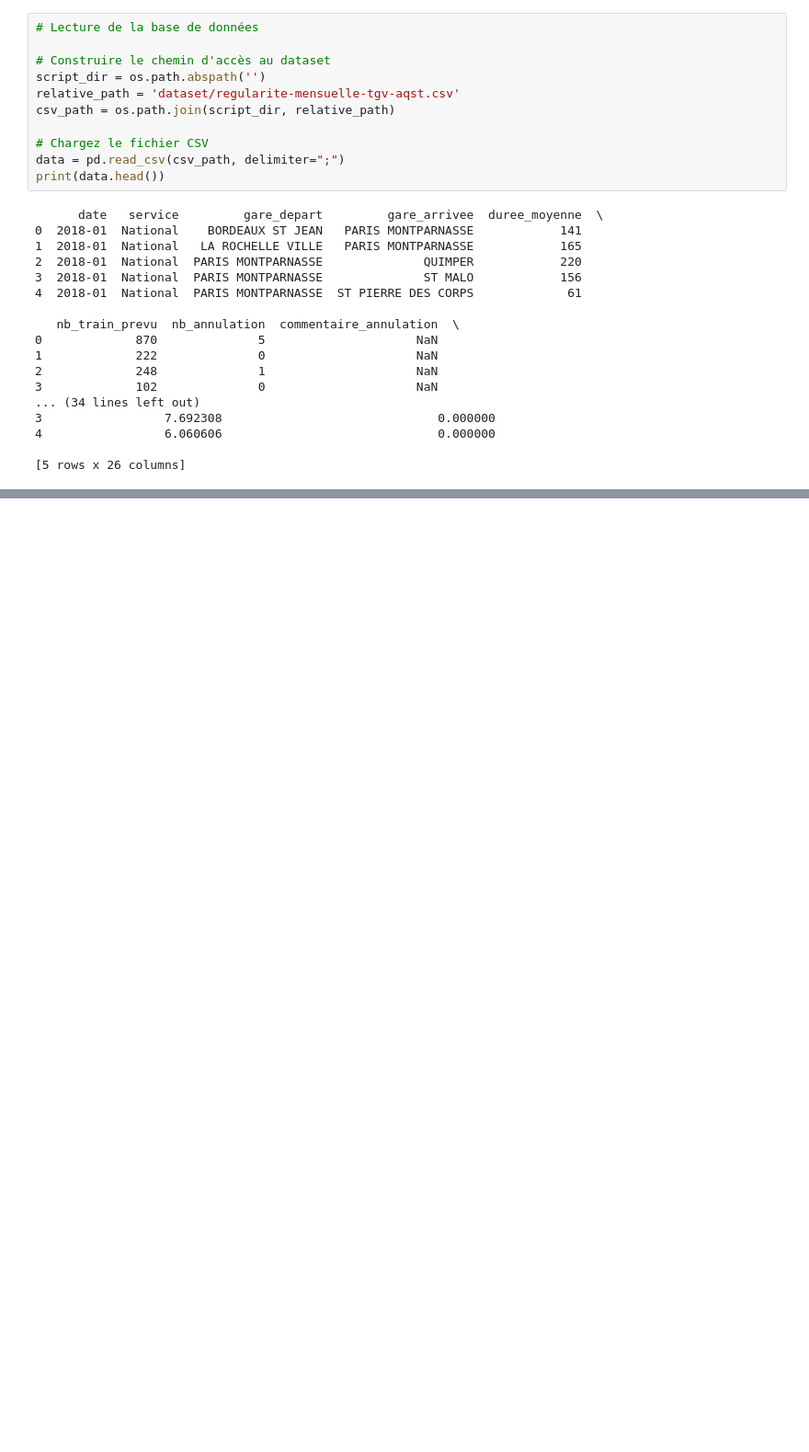
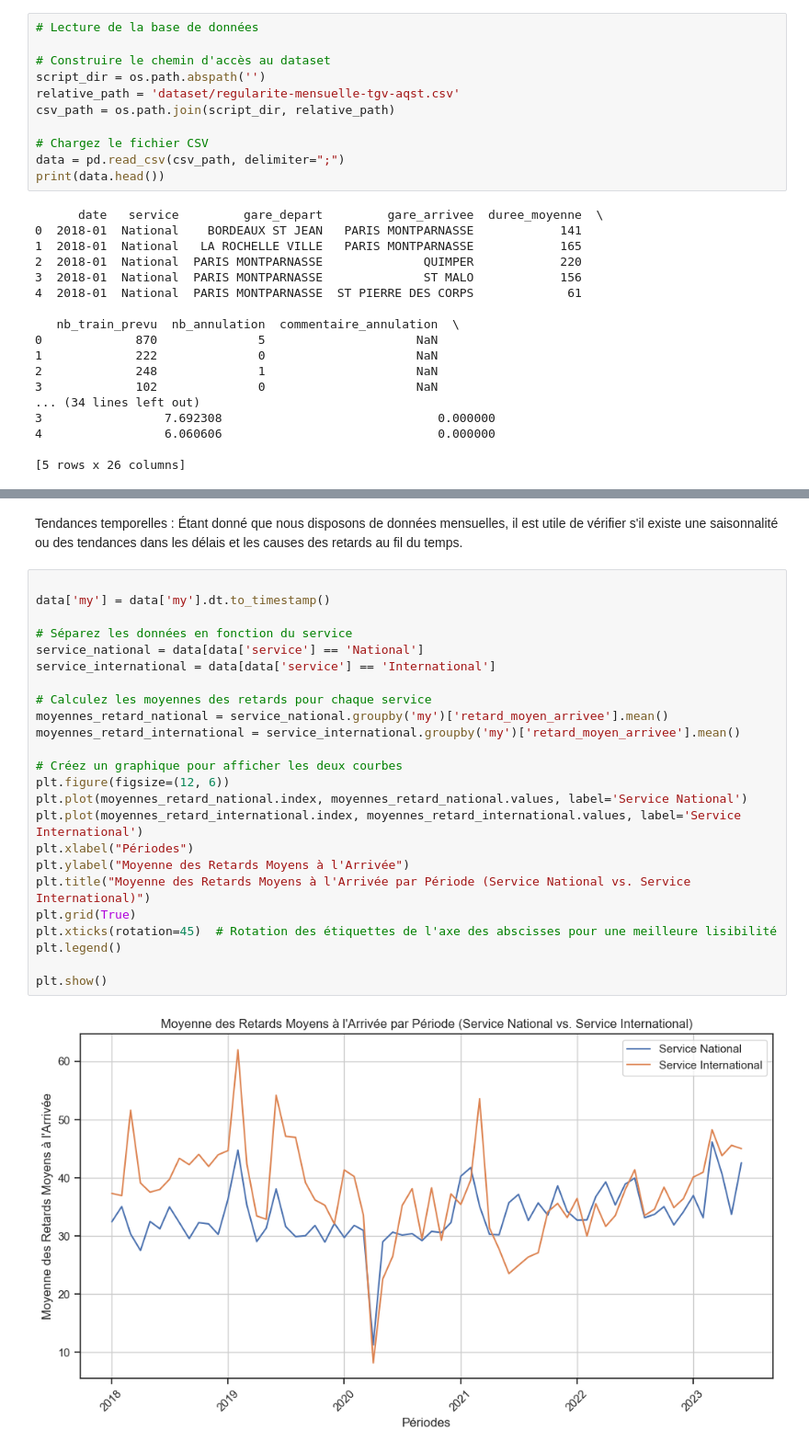
Before and after one commit to Enaouram/prediction-of-TGV-delays, a Jupyter notebook: data_analysis.ipynb, the cells around one changed output, grey strips where cells are left out. Shown at 92% size. Cells and saved outputs as stored; diff of their text form; blank space fills up the shorter version.

```diff
--- a/data_analysis.ipynb
+++ b/data_analysis.ipynb
@@ -49,0 +156,28 @@ print(data.isnull().sum())
+# %% [markdown]
+Tendances temporelles : Étant donné que nous disposons de données mensuelles, il est utile de vérifier s'il existe une saisonnalité ou des tendances dans les délais et les causes des retards au fil du temps.
+# %%
+
+data['my'] = data['my'].dt.to_timestamp()
+
+# Séparez les données en fonction du service
+service_national = data[data['service'] == 'National']
+service_international = data[data['service'] == 'International']
+
+# Calculez les moyennes des retards pour chaque service
+moyennes_retard_national = service_national.groupby('my')['retard_moyen_arrivee'].mean()
+moyennes_retard_international = service_international.groupby('my')['retard_moyen_arrivee'].mean()
+
+# Créez un graphique pour afficher les deux courbes
+plt.figure(figsize=(12, 6))
+plt.plot(moyennes_retard_national.index, moyennes_retard_national.values, label='Service National')
+plt.plot(moyennes_retard_international.index, moyennes_retard_international.values, label='Service International')
+plt.xlabel("Périodes")
+plt.ylabel("Moyenne des Retards Moyens à l'Arrivée")
+plt.title("Moyenne des Retards Moyens à l'Arrivée par Période (Service National vs. Service International)")
+plt.grid(True)
+plt.xticks(rotation=45)  # Rotation des étiquettes de l'axe des abscisses pour une meilleure lisibilité
+plt.legend()
+
+plt.show()
+# %% [output]
+[figure, added]
```
Also changed, not shown: parts of 14 cells of this notebook, 1 other file.
